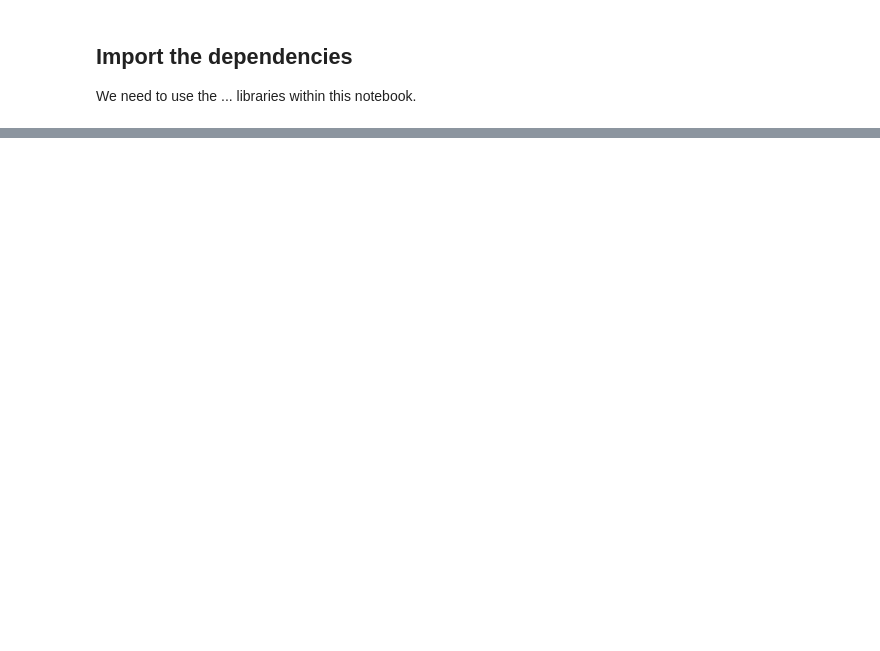
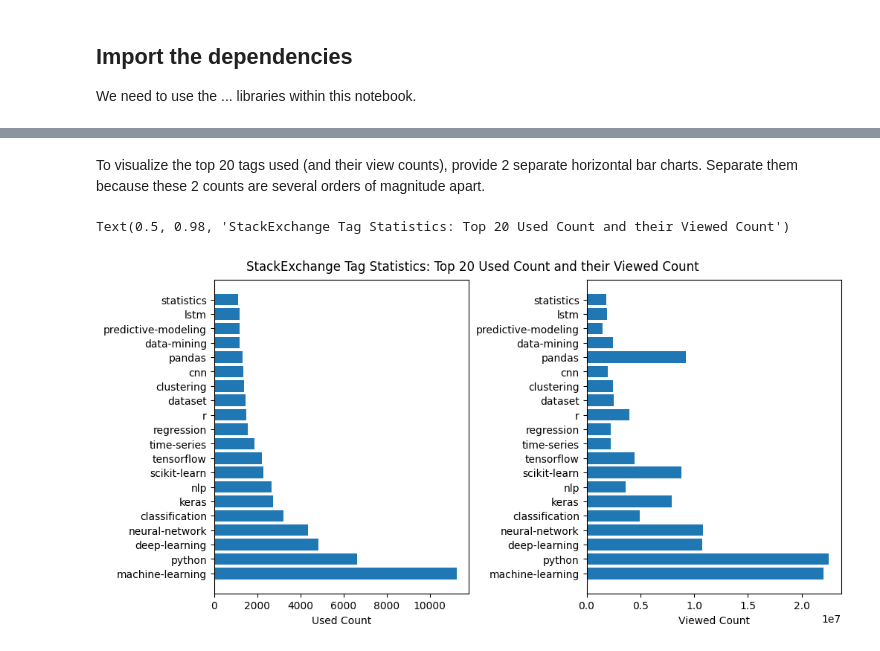
Before and after one commit to skillspark/learn-data-analysis, a Jupyter notebook: StackExchange.ipynb, the cells around one changed output, grey strips where cells are left out. Cells and saved outputs as stored; diff of their text form; code cells hidden in the pictures; blank space fills up the shorter version.

```diff
--- a/StackExchange.ipynb
+++ b/StackExchange.ipynb
@@ -228,3 +286,15 @@ We can then split on , to obtain a list.
 3. Clean the Tags column and assign it back to itself:
 - Use the process illustrated above.
 - Assign the result to questions["Tags"].
+# %%
+# replace missing int values with 0 using np.nan to represent missing values
+qs = qs.replace(np.nan, 0)
+
+# set the types of each column as suggested above
+qs['CreationDate'] = qs['CreationDate'].astype('datetime64[s]')
+qs['ViewCount'] = qs['ViewCount'].astype('int64')
+qs['FavoriteCount']= qs['FavoriteCount'].astype('int64')
+qs['AnswerCount'] = qs['AnswerCount'].astype('int64')
+
+# clean the Tags column and assign it back as a list to qs["Tags"]
+qs['Tags'] = qs['Tags'].str.replace('><', ',').str.strip('<>').str.split(',')
@@ -359,0 +374,4 @@ Do you know what each of these or most of these tags means? Could there be stron
+# %%
+# explode each post's 'Tags' to separate rows
+qs_exploded = qs.explode('Tags', ignore_index=True)
+print(qs_exploded)
@@ -359,0 +396,11 @@ Do you know what each of these or most of these tags means? Could there be stron
+# %%
+# group by 'Tags', then aggregate to get the the count of Tags and sum of ViewCount and put this into a new stats dataframe with appropriate column names
+qs_stats = qs_exploded.groupby('Tags').agg({'Tags': 'count', 'ViewCount': 'sum'}).rename(columns={'Tags': 'Used Count', 'ViewCount': 'Viewed Count'})
+
+# reset index to get the 'Tags' as a column
+qs_stats.reset_index(inplace=True)
+
+# rename 'Tags' column to 'Tag'
+qs_stats.rename(columns={'Tags':'Tag'},inplace=True)
+
+print(qs_stats)
@@ -359,0 +425,3 @@ Do you know what each of these or most of these tags means? Could there be stron
+# %%
+qs_stats_top20_used = qs_stats.sort_values('Used Count', ascending=False).head(20)
+qs_stats_top20_used
@@ -359,0 +469,14 @@ Do you know what each of these or most of these tags means? Could there be stron
+# %% [markdown]
+To visualize the top 20 tags used (and their view counts), provide 2 separate horizontal bar charts. Separate them because these 2 counts are several orders of magnitude apart.
+# %%
+chart_data = qs_stats_top20_used
+
+fig, (ax1, ax2) = plt.subplots(1,2, figsize=(10, 5), layout='constrained')
+ax1.barh('Tag', 'Used Count', data=chart_data)
+ax1.set_xlabel('Used Count')
+ax2.barh('Tag', 'Viewed Count', data=chart_data)
+ax2.set_xlabel('Viewed Count')
+plt.suptitle('StackExchange Tag Statistics: Top 20 Used Count and their Viewed Count')
+# %% [output]
+Text(0.5, 0.98, 'StackExchange Tag Statistics: Top 20 Used Count and their Viewed Count')
+[figure, added]
```
Also changed, not shown: parts of 35 cells of this notebook.
